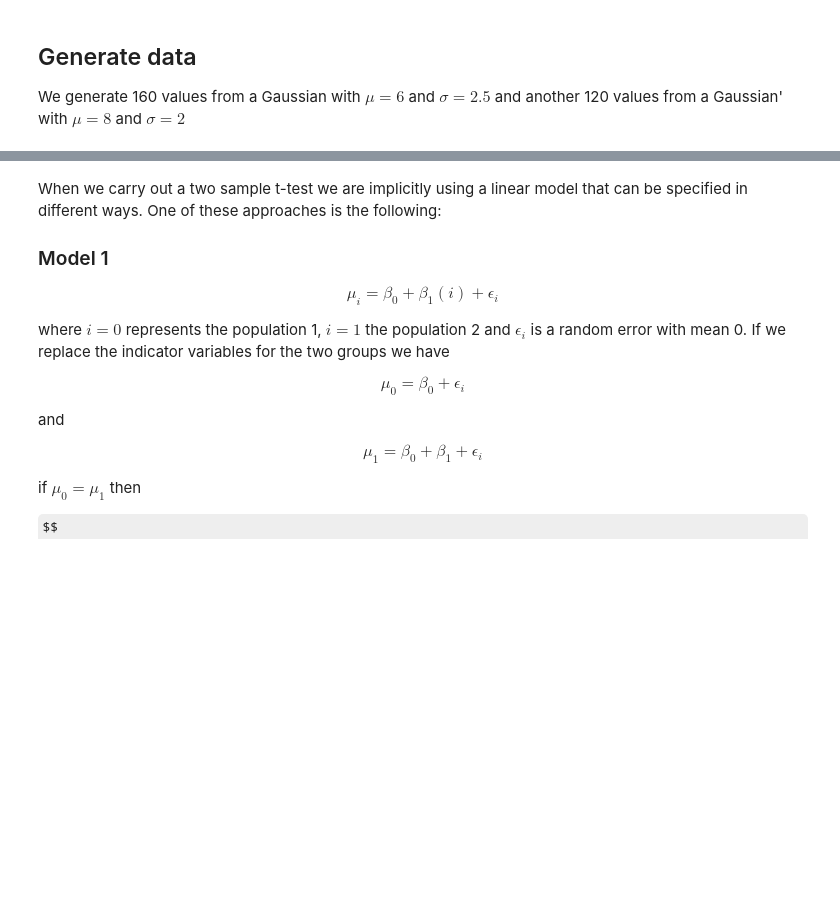
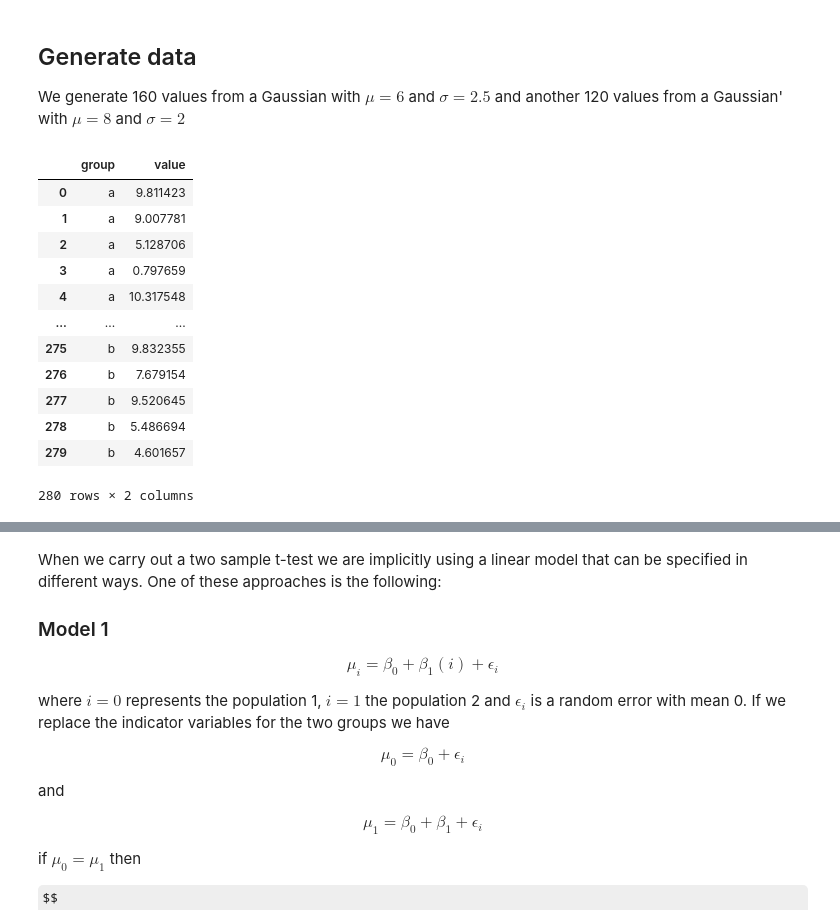
Before and after one commit to bambinos/bambi, a Jupyter notebook: docs/notebooks/t-test.ipynb, the cells around one changed output, grey strips where cells are left out. Cells and saved outputs as stored; diff of their text form; code cells hidden in the pictures; some formulas as TeX source; blank space fills up the shorter version.

```diff
--- a/docs/notebooks/t-test.ipynb
+++ b/docs/notebooks/t-test.ipynb
@@ -23,3 +23,19 @@ df = pd.DataFrame({"Group": ["a"] * 160 + ["b"] * 120, "Val": np.hstack([a, b])}
+# %%
+df
+# %% [output]
+|  | group | value |
+| 0 | a | 9.811423 |
+| 1 | a | 9.007781 |
+| 2 | a | 5.128706 |
+| 3 | a | 0.797659 |
+| 4 | a | 10.317548 |
+| ... | ... | ... |
+| 275 | b | 9.832355 |
+| 276 | b | 7.679154 |
+| 277 | b | 9.520645 |
+| 278 | b | 5.486694 |
+| 279 | b | 4.601657 |
+280 rows × 2 columns
 # %%
 df.head()
 # %% [output]
```
Also changed, not shown: parts of 22 cells of this notebook, 20 other files.
